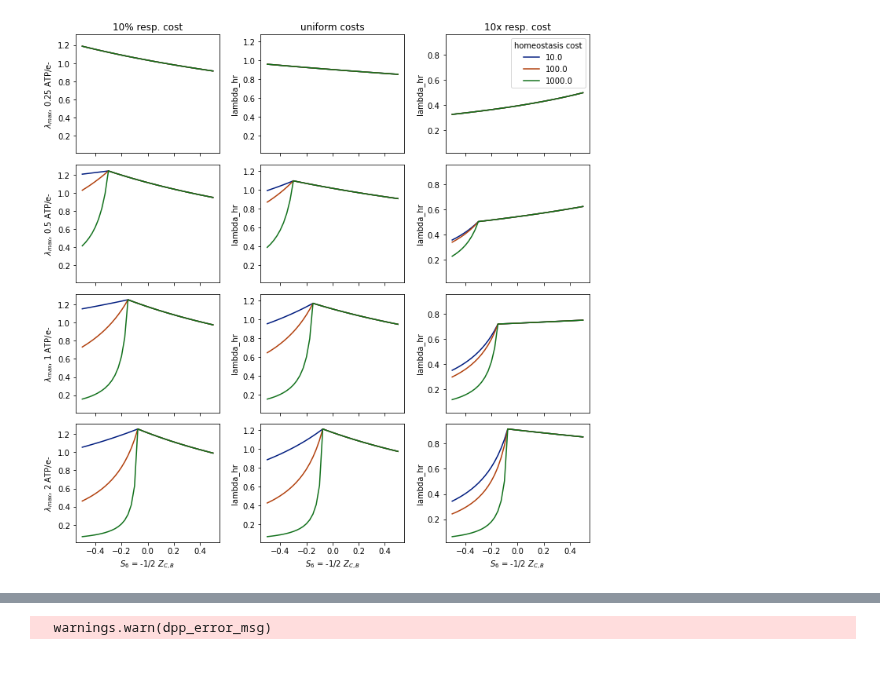
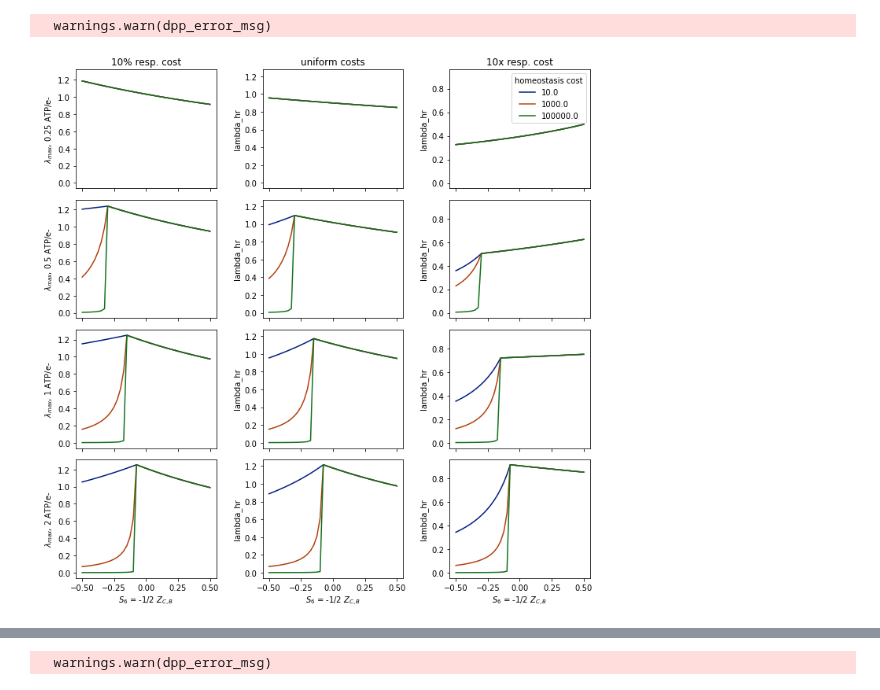
Before and after one commit to flamholz/redox-proteome, a Jupyter notebook: notebooks/LinearizedRespModel.ipynb, the cells around one changed output, grey strips where cells are left out. Cells and saved outputs as stored; diff of their text form; code cells hidden in the pictures.

```diff
--- a/notebooks/LinearizedRespModel.ipynb
+++ b/notebooks/LinearizedRespModel.ipynb
@@ -42,5 +61,5 @@ p.value
 # %%
-p = lam.max_anabolic_rate_problem(min_phi_o=0.4, max_lambda_hr=0.1)
+p = lam.max_anabolic_rate_problem(phi_o=0.4, max_lambda_hr=0.1)
 lambdas = np.arange(0.1, 1.501, 0.01)
 results = []
 
@@ -53,6 +72,5 @@ for lam_val in lambdas:
 
 phi_df = pd.DataFrame(results)
 phi_df['max_lambda_hr'] = lambdas
-phi_df.set_index('lambda_hr', inplace=True)
 phi_df.head()
 # %% [output]
@@ -115,7 +123,7 @@ results = []
 for phi_o, s6, m_resp, atp_per_e, m_homeo in ps.samples:
     lam.set_S6(s6)
     lam.set_process_mass('reduction', m_resp)
-    lam.set_process_mass('ATP_homeostasis', m_homeo)
+    #lam.set_process_mass('ATP_homeostasis', m_homeo)
     lam.set_ATP_yield('reduction', atp_per_e)
     max_lam, opt_prob = lam.maximize_lambda(phi_o=phi_o)
 
@@ -170,23 +177,0 @@ sns.histplot(data=res_df, y='lambda_hr', x='reduction_m_kDa', legend=False)
-# %%
-ref_lam = LinearMetabolicModel.FromFiles(m_fname, S_fname)
-
-high_homeo_lam = LinearMetabolicModel.FromFiles(m_fname, S_fname)
-high_homeo_lam.set_process_mass('ATP_homeostasis', 400) # 4x baseline
-
-high_homeo_resp_lam = LinearMetabolicModel.FromFiles(m_fname, S_fname)
-high_homeo_resp_lam.set_process_mass('ATP_homeostasis', 400) # 4x baseline
-high_homeo_resp_lam.set_process_mass('reduction', 400) # 4x baseline
-
-phi_os = np.arange(0.1, 0.501, 0.1)
-maint = 0.0
-ref_lambdas = [ref_lam.maximize_lambda(phi_o=p, maint=maint)[0] for p in phi_os]
-high_homeo_lambdas = [high_homeo_lam.maximize_lambda(phi_o=p, maint=maint)[0] for p in phi_os]
-high_homeo_resp_lambdas = [high_homeo_resp_lam.maximize_lambda(phi_o=p, maint=maint)[0] for p in phi_os]
-
-plt.plot(phi_os, ref_lambdas, label='ref')
-plt.plot(phi_os, high_homeo_lambdas, label='high homeo')
-plt.plot(phi_os, high_homeo_resp_lambdas, label='high homeo, resp')
-plt.legend()
-plt.xlabel(r'$\phi_o$')
-plt.ylabel(r'$\lambda_{max}$')
-plt.show()
@@ -196,15 +178,12 @@ plt.show()
 # %%
 ZCBs = np.arange(-1, 1.01, 0.05)
 phi_os = np.arange(0.1, 0.501, 0.2)
-homeo_costs = np.logspace(1, 3, 3)
+homeo_costs = np.logspace(1, 5, 3)
 resp_costs = np.logspace(1, 3, 3)
 ATP_per_es = [0.25, 0.5, 1, 2]
 
 lmm = LinearMetabolicModel.FromFiles(m_fname, S_fname)
-res_dict = dict(ZCB=[], phi_o=[], homeo_cost=[], lambda_max=[], S6=[], resp_cost=[], resp_ATP_per_e=[])
-
 results = []
-
 for z in ZCBs:
     for phi_o in phi_os:
         for homeo_cost in homeo_costs:
@@ -216,39 +195,43 @@ for z in ZCBs:
                         ref_lam.set_process_mass('reduction', resp_cost)
                         ref_lam.set_process_mass('ATP_homeostasis', homeo_cost)
                         ref_lam.set_ATP_yield('reduction', atp_per_e)
-                        m, opt_p = ref_lam.maximize_lambda(phi_o=phi_o)
+                        m, opt_p = ref_lam.maximize_lambda(min_phi_o=phi_o)
 
                         d = ref_lam.model_as_dict()
                         d.update(ref_lam.solution_as_dict(opt_p))
                         d['reduction_ATP_per_e'] = atp_per_e
                         results.append(d)
-                    except:
+                    except Exception as e:
+                        print(e)
                         continue
 res_df = pd.DataFrame(results)
+# %% [output]
+  warnings.warn(dpp_error_msg)
 # %%
 fig, axs = plt.subplots(figsize=(10, 10), nrows=4, ncols=3, sharex=True, sharey='col')
 
 titles = '10% resp. cost,uniform costs,10x resp. cost'.split(',')
 for i, a_per_e in enumerate(ATP_per_es):
     for j, resp_cost in enumerate(resp_costs):
         plt.sca(axs[i, j])
-        mask = np.logical_and(res_df.reduction_m_kDa == resp_cost, res_df.phi_o == phi_os[1])
+        mask = np.logical_and(res_df.reduction_m_kDa == resp_cost, res_df.min_phi_o == phi_os[1])
         mask = np.logical_and(mask, res_df.reduction_ATP_per_e == a_per_e)
         sns.lineplot(data=res_df[mask], x='S6', y='lambda_hr', hue='ATP_homeostasis_m_kDa', palette='dark')
+        #sns.lineplot(data=res_df[mask], x='S6', y='lambda_hr', palette='dark')
         plt.xlabel('$S_6$ = -1/2 $Z_{C,B}$')
         plt.legend().set_visible(False)
 
         if i == 0:
             plt.title(titles[j])
 
         if j == 0:
             plt.ylabel(r'$\lambda_{{max}}$, {0} ATP/e-'.format(a_per_e))
 
 plt.sca(axs[0,2])
 plt.legend(title='homeostasis cost').set_visible(True)
 
 plt.tight_layout()
 plt.savefig('../output/lambda_max_vs_S6.png', dpi=300, facecolor='white')
 plt.show()
 # %% [output]
-[figure, old version]
+[figure, new version]
```
Also changed, not shown: parts of 11 cells of this notebook.
